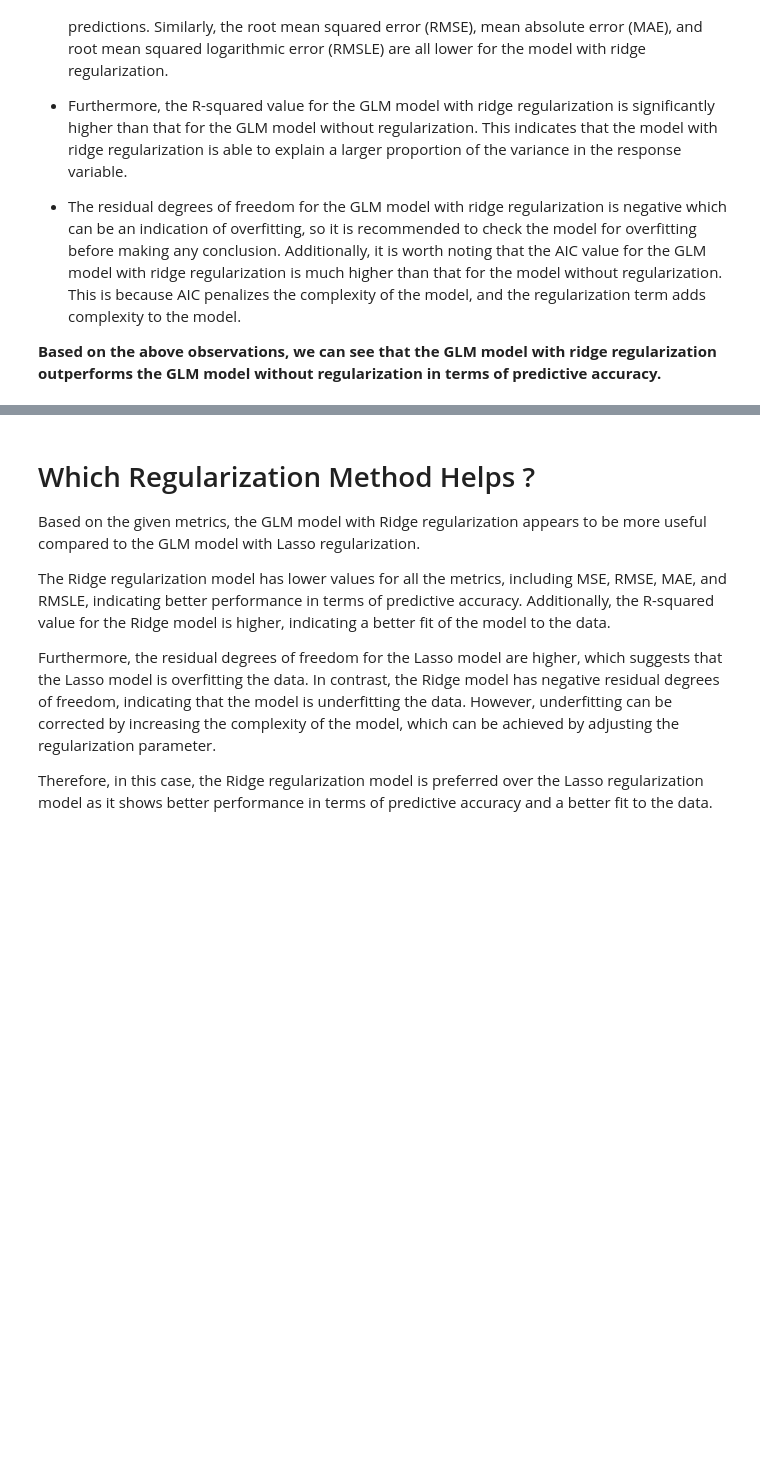
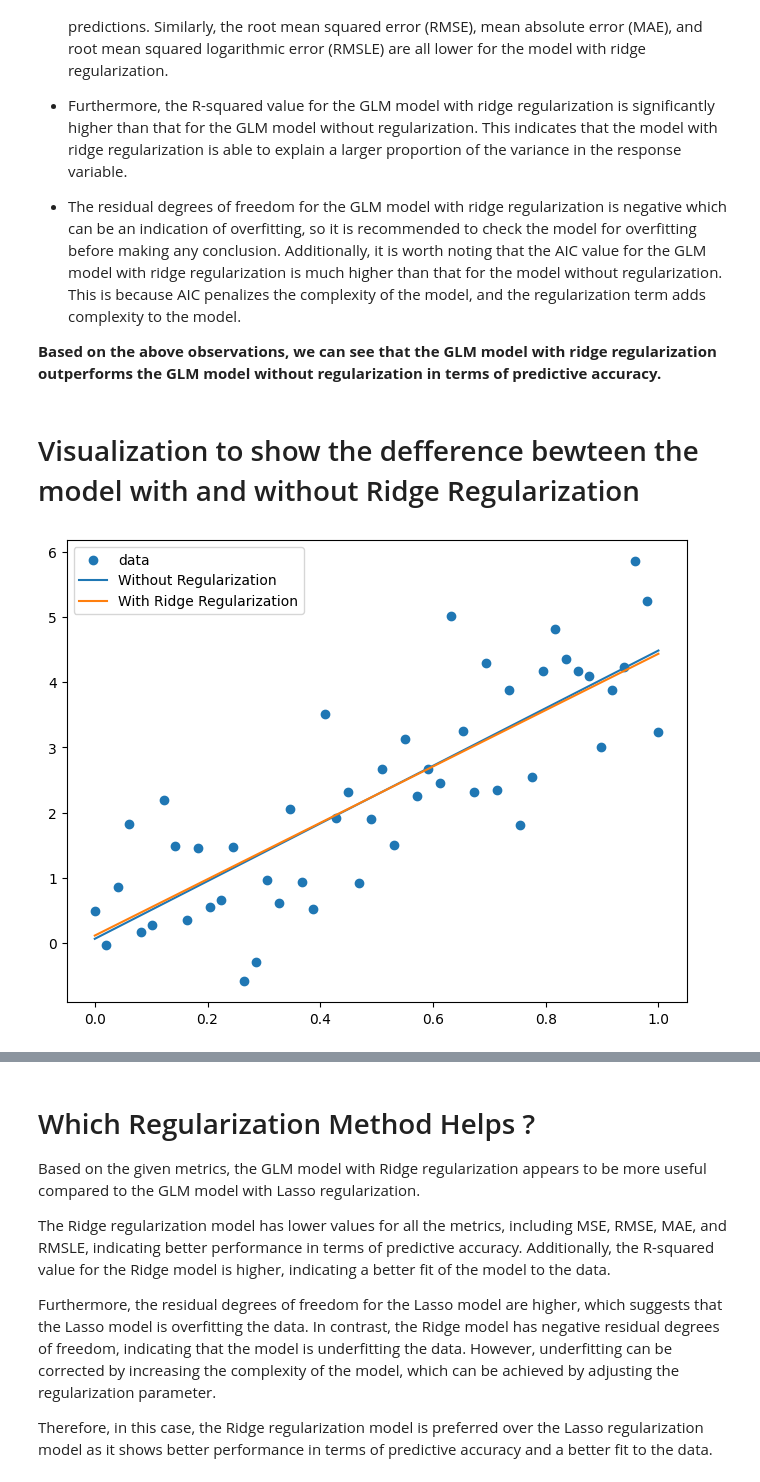
Before and after one commit to Shreyasi632/CrashCourse, a Jupyter notebook: Crash_Course_WorkedExample.ipynb, the cells around one changed output, grey strips where cells are left out. Drawn from its saved outputs; the diff is of its cells as text; code cells hidden in the pictures; blank space fills up the shorter version.

```diff
--- a/Crash_Course_WorkedExample.ipynb
+++ b/Crash_Course_WorkedExample.ipynb
@@ -970,3 +1067,25 @@ On comparing GLM model details without regularization and model details with Las
 
 
 **Based on the above observations, we can see that the GLM model with ridge regularization outperforms the GLM model without regularization in terms of predictive accuracy.**
+# %% [markdown]
+# Visualization to show the defference bewteen the model with and without Ridge Regularization
+# %%
+# Generate some sample data
+np.random.seed(42)
+n1 = 50
+A1 = np.linspace(0, 1, n1)[:, np.newaxis]
+b1 = 5*A1.squeeze() + np.random.normal(size=n1)
+
+# Fit linear regression models with and without regularization
+lin_reg = LinearRegression().fit(A1, b1)
+ridge_reg = Ridge(alpha=0.1).fit(A1, b1)
+
+# Plot the data and the models
+plt.figure(figsize=(8, 6))
+plt.scatter(A1.squeeze(), b1, label='data')
+plt.plot(A1.squeeze(), lin_reg.predict(A1), label='Without Regularization')
+plt.plot(A1.squeeze(), ridge_reg.predict(A1), label='With Ridge Regularization')
+plt.legend()
+plt.show()
+# %% [output]
+[figure, added]
```
Also changed, not shown: parts of 49 cells of this notebook.
